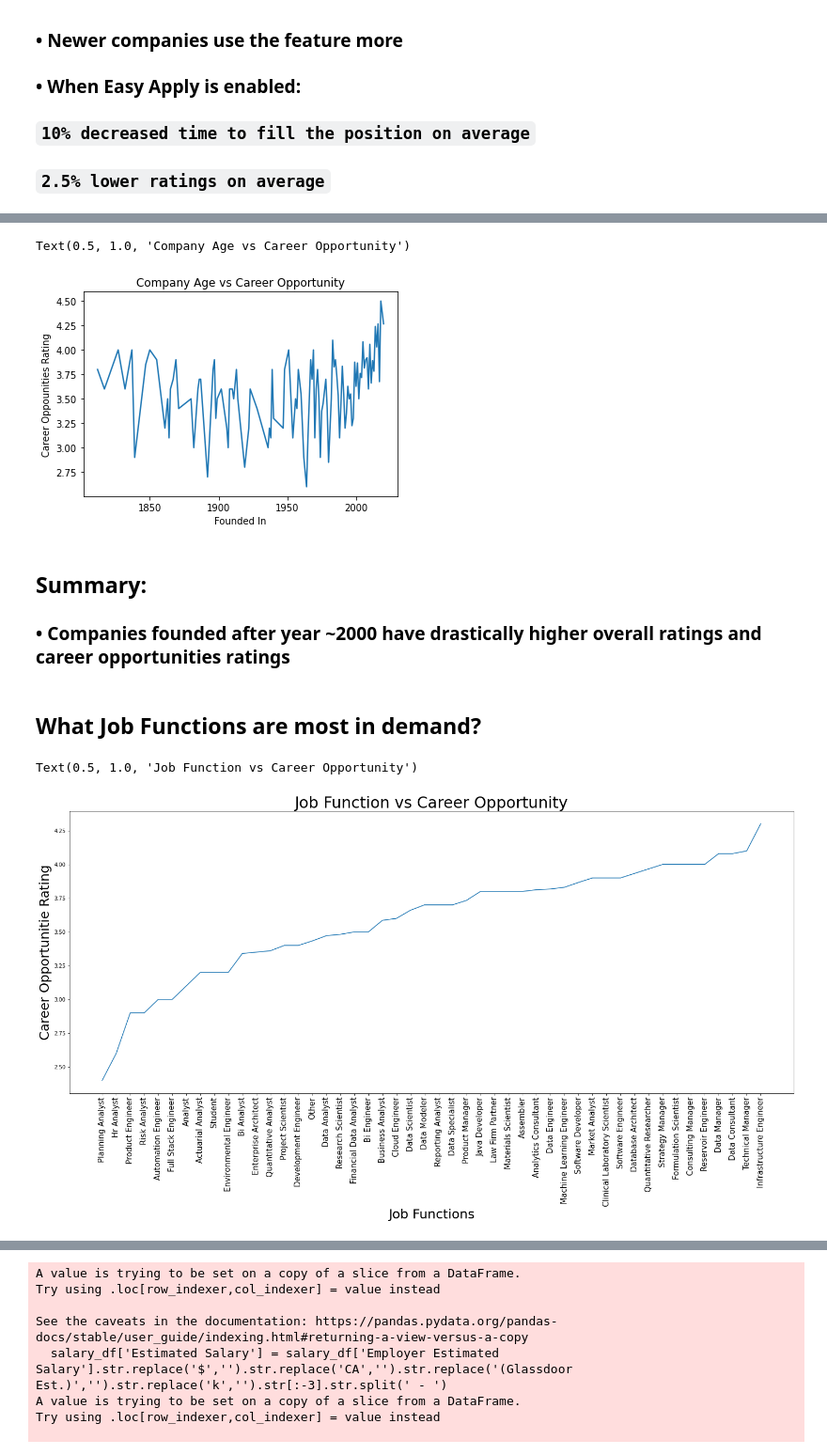
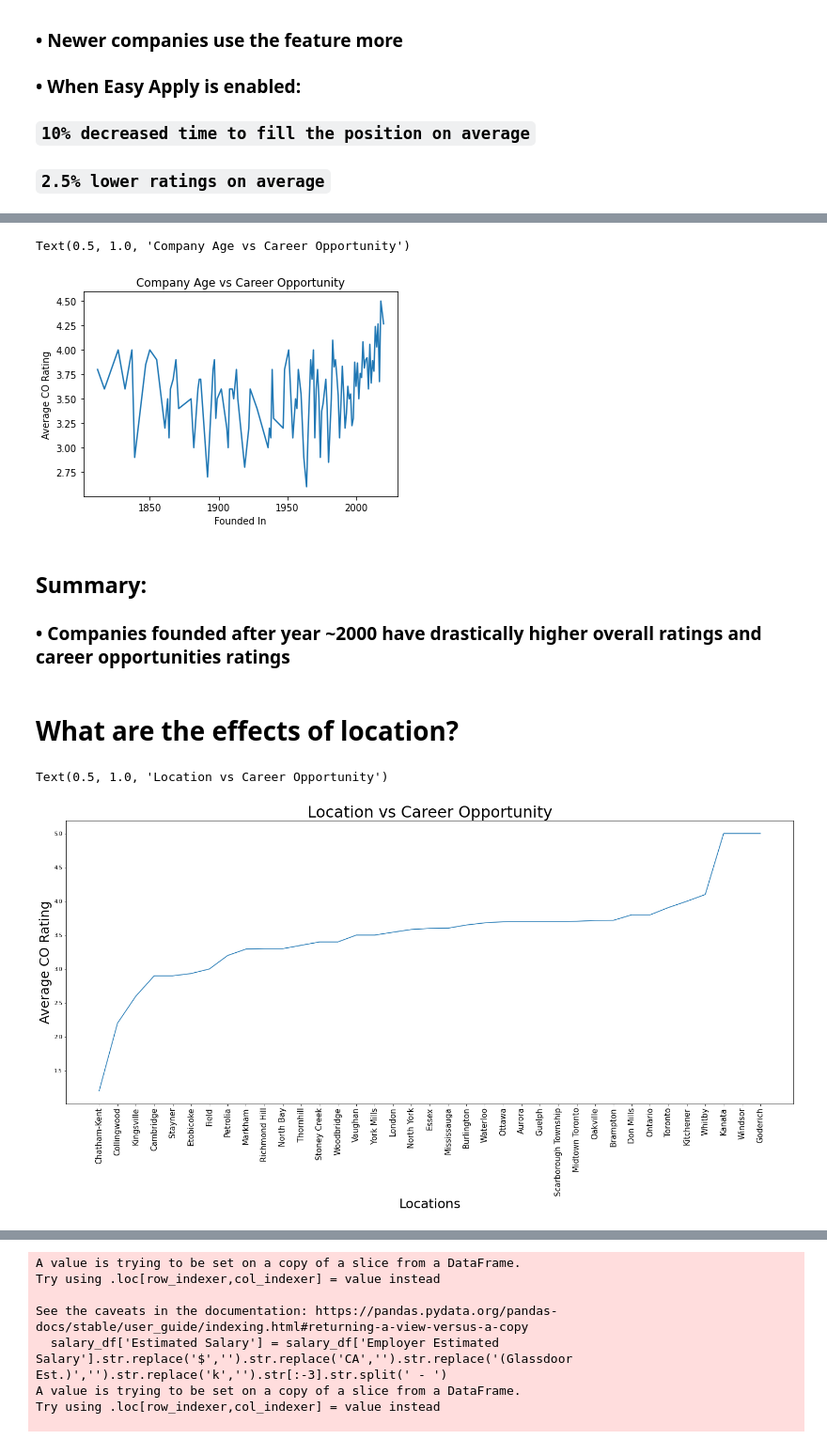
Before and after one commit to rlllam/Glassfloor, a Jupyter notebook: Glassdoor analysis/glassdoor analysis.ipynb, the cells around one changed output, grey strips where cells are left out. Shown at 94% size. Saved outputs shown, nothing was run; the diff lists cells and outputs as text; code cells hidden in the pictures.

```diff
--- a/Glassdoor analysis/glassdoor analysis.ipynb
+++ b/Glassdoor analysis/glassdoor analysis.ipynb
@@ -104,30 +104,29 @@ Text(0.5, 1.0, 'Company Age vs Overall Rating')
 # %%
 plt.plot(founded, founded_group['Career Opportunitie'])
 plt.xlabel('Founded In')
-plt.ylabel('Career Oppounities Rating')
+plt.ylabel('Average CO Rating')
 plt.title('Company Age vs Career Opportunity')
 # %% [output]
 Text(0.5, 1.0, 'Company Age vs Career Opportunity')
-[figure, old version]
+[figure, new version]
 # %% [markdown]
 ## Summary:
 ### • Companies founded after year ~2000 have drastically higher overall ratings and career opportunities ratings
-# %% [markdown]
-## What Job Functions are most in demand?
+# %% [markdown]
+# What are the effects of location?
 # %%
-job_func_group = df.groupby('Job Function').mean().sort_values('Career Opportunitie')
-
+loc_group = df.groupby('Location').mean().sort_values('Career Opportunitie')
 # Drop rows where 'Career Opportunities is NaN'
-job_func_group = job_func_group[~job_func_group['Career Opportunitie'].isna()]
-job_func = job_func_group.index
+loc_group = loc_group[~loc_group['Career Opportunitie'].isna()]
+locations = loc_group.index
 
 plt.figure(figsize=(25,10))
 
-plt.plot(job_func, job_func_group['Career Opportunitie'])
-plt.xticks(job_func, rotation='vertical', size=15)
-plt.xlabel('Job Functions', size=25)
-plt.ylabel('Career Opportunitie Rating',size=25)
-plt.title('Job Function vs Career Opportunity', size=30)
+plt.plot(locations, loc_group['Career Opportunitie'])
+plt.xticks(locations, rotation='vertical', size=15)
+plt.xlabel('Locations', size=25)
+plt.ylabel('Average CO Rating',size=25)
+plt.title('Location vs Career Opportunity', size=30)
 # %% [output]
-Text(0.5, 1.0, 'Job Function vs Career Opportunity')
+Text(0.5, 1.0, 'Location vs Career Opportunity')
-[figure, old version]
+[figure, new version]
```
Also changed, not shown: parts of 18 cells of this notebook.
